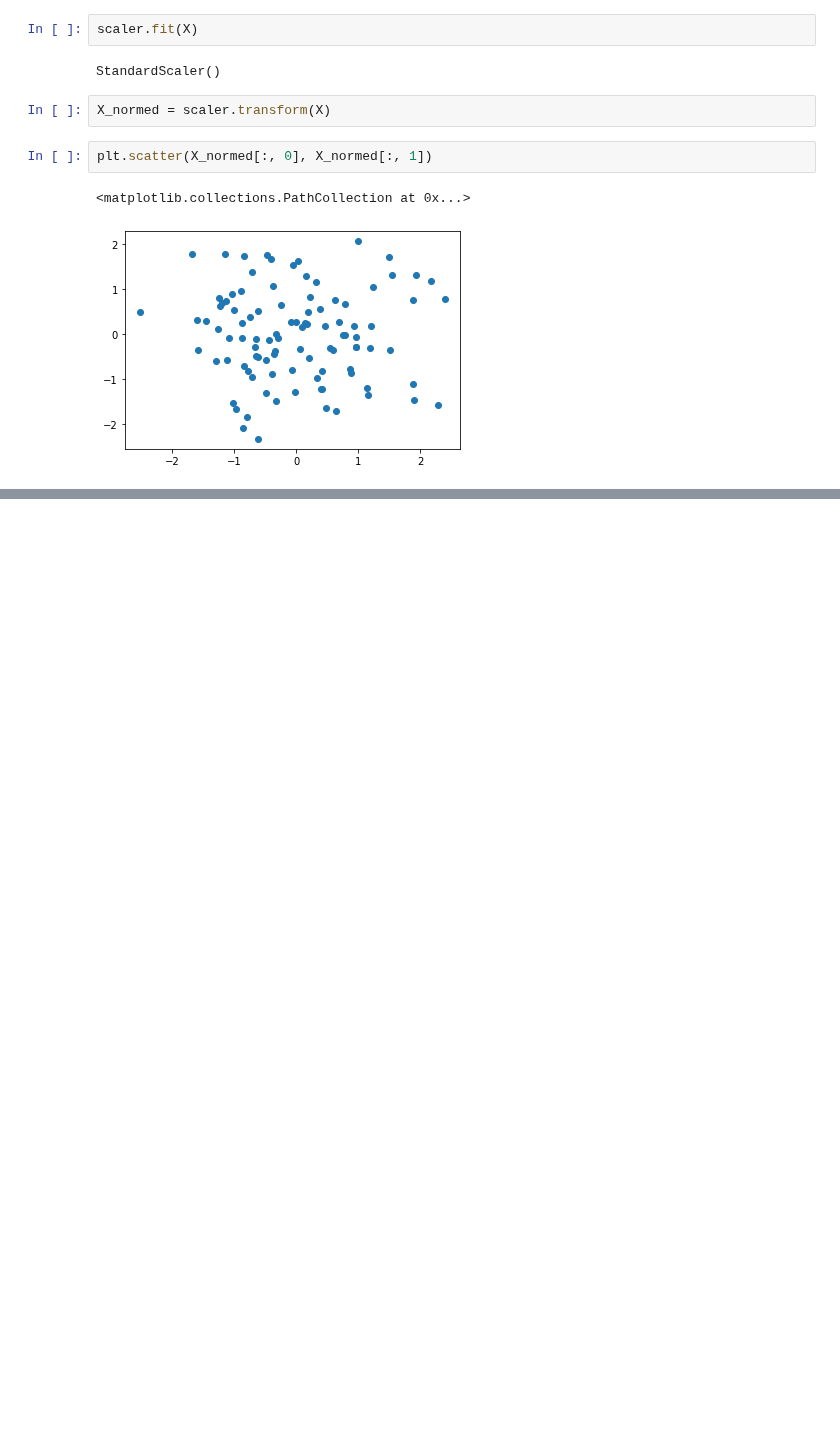
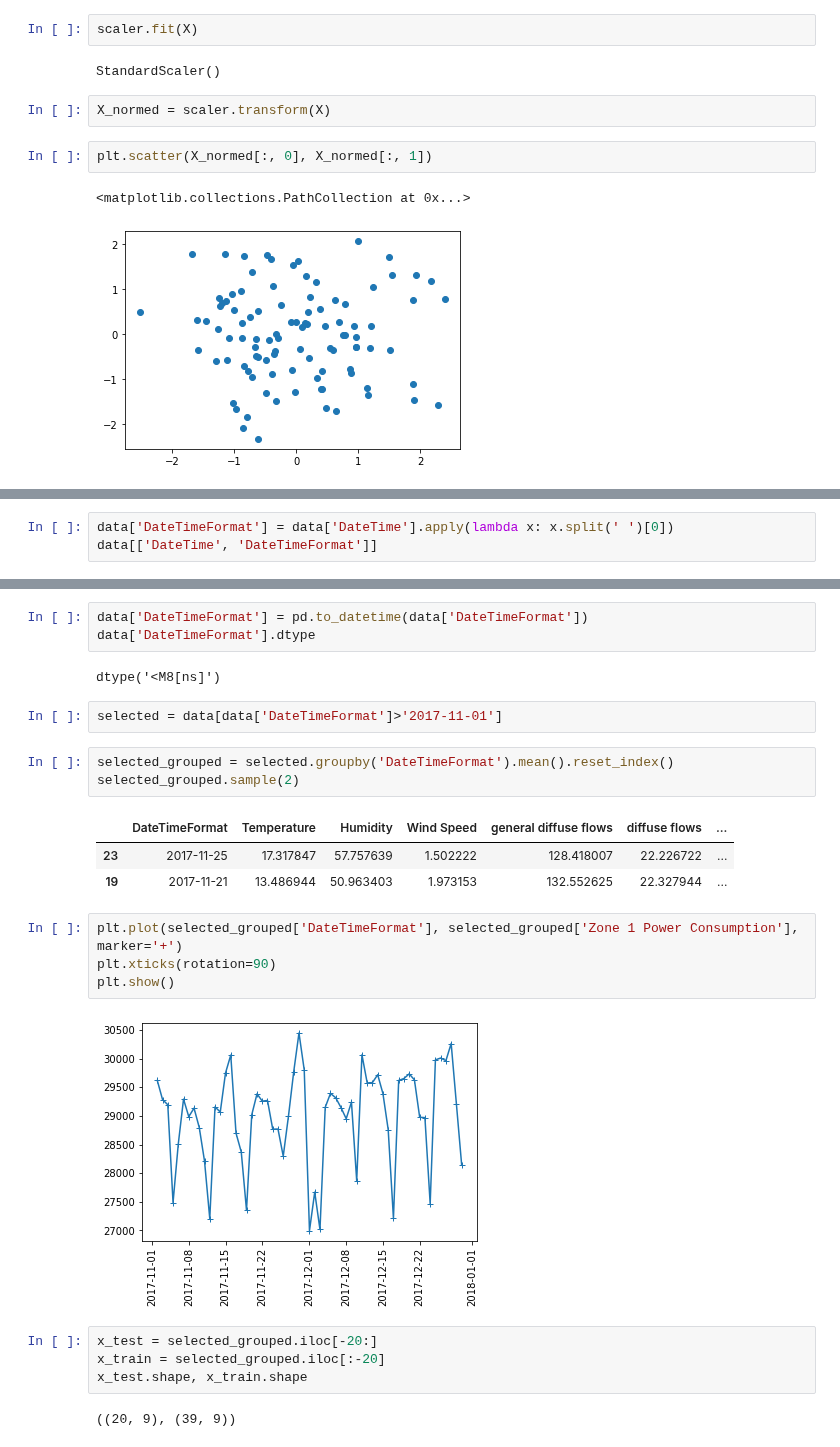
Before and after one commit to cridonoso/IntroToDataScience, a Jupyter notebook: 2.sklearn_regression.ipynb, the cells around one changed output, grey strips where cells are left out. Drawn from its saved outputs; the diff is of its cells as text; blank space fills up the shorter version.

```diff
--- a/2.sklearn_regression.ipynb
+++ b/2.sklearn_regression.ipynb
@@ -49,0 +167,3 @@ plt.scatter(X_normed[:, 0], X_normed[:, 1])
+# %%
+data['DateTimeFormat'] = data['DateTime'].apply(lambda x: x.split(' ')[0])
+data[['DateTime', 'DateTimeFormat']]
@@ -49,0 +184,26 @@ plt.scatter(X_normed[:, 0], X_normed[:, 1])
+# %%
+data['DateTimeFormat'] = pd.to_datetime(data['DateTimeFormat'])
+data['DateTimeFormat'].dtype
+# %% [output]
+dtype('<M8[ns]')
+# %%
+selected = data[data['DateTimeFormat']>'2017-11-01']
+# %%
+selected_grouped = selected.groupby('DateTimeFormat').mean().reset_index()
+selected_grouped.sample(2)
+# %% [output]
+|  | DateTimeFormat | Temperature | Humidity | Wind Speed | general diffuse flows | diffuse flows | ... |
+| 23 | 2017-11-25 | 17.317847 | 57.757639 | 1.502222 | 128.418007 | 22.226722 | ... |
+| 19 | 2017-11-21 | 13.486944 | 50.963403 | 1.973153 | 132.552625 | 22.327944 | ... |
+# %%
+plt.plot(selected_grouped['DateTimeFormat'], selected_grouped['Zone 1 Power Consumption'], marker='+')
+plt.xticks(rotation=90)
+plt.show()
+# %% [output]
+[figure, added]
+# %%
+x_test = selected_grouped.iloc[-20:]
+x_train = selected_grouped.iloc[:-20]
+x_test.shape, x_train.shape
+# %% [output]
+((20, 9), (39, 9))
```
Also changed, not shown: parts of 35 cells of this notebook, 1 other file.
